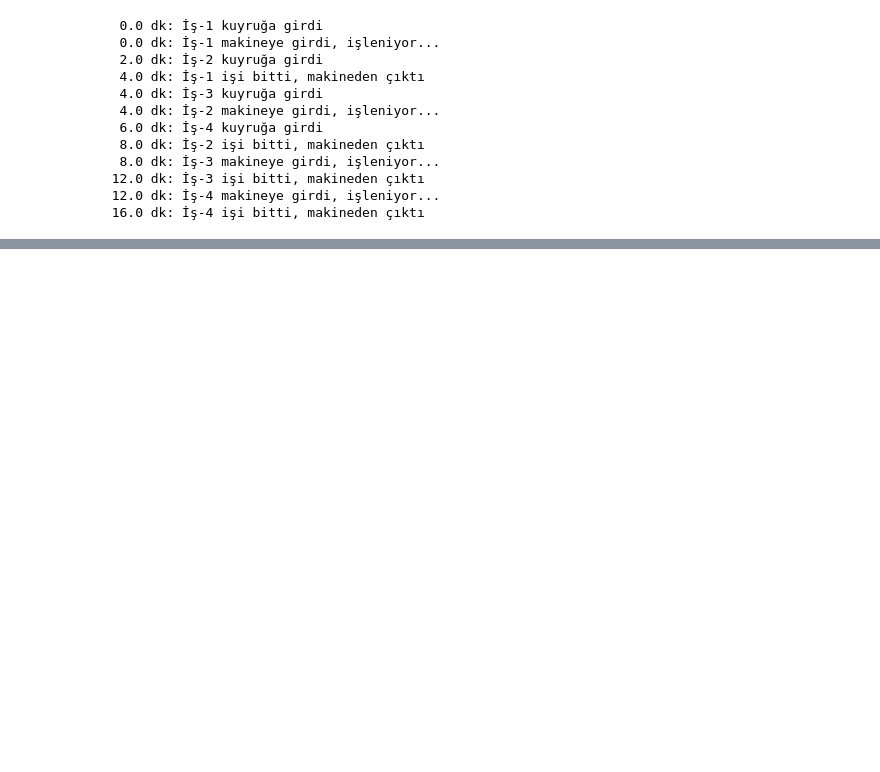
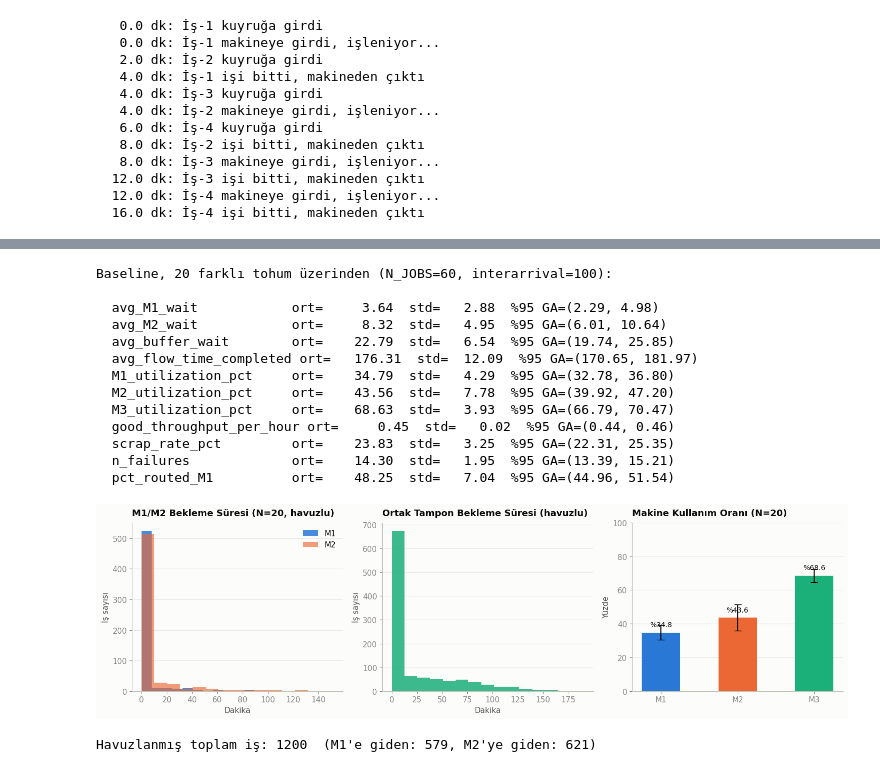
Before and after one commit to gizemetyemezge/two-machine-DES-Reinforcement-Learning, a Jupyter notebook: DES_RL_Uretim_Hatti_Optimizasyonu_ANA.ipynb, the cells around one changed output, grey strips where cells are left out. Saved outputs shown, nothing was run; the diff lists cells and outputs as text; code cells hidden in the pictures; blank space fills up the shorter version.

```diff
--- a/DES_RL_Uretim_Hatti_Optimizasyonu_ANA.ipynb
+++ b/DES_RL_Uretim_Hatti_Optimizasyonu_ANA.ipynb
@@ -1190,0 +1187,62 @@ ajanı yukarıdaki sabit politikalarla ve baseline ile karşılaştıracağız.
+# %%
+BASELINE_SEEDS = list(range(20))
+baseline_rows = []
+baseline_dfs = []   # her tohumun is-bazli df'i -- 3.1b'deki havuzlanmis grafik icin
+for s in BASELINE_SEEDS:
+    df_s, m = run_line_simulation(n_jobs=60, interarrival=100, seed=s)
+    df_s = df_s.copy()
+    df_s["seed"] = s
+    baseline_dfs.append(df_s)
+    baseline_rows.append(m)
+baseline_df = pd.DataFrame(baseline_rows)
+baseline_all_jobs = pd.concat(baseline_dfs, ignore_index=True)   # N=20 tohum x 60 is, havuzlanmis
+
+print(f"Baseline, {len(BASELINE_SEEDS)} farklı tohum üzerinden (N_JOBS=60, interarrival=100):\n")
+for col in ["avg_M1_wait", "avg_M2_wait", "avg_buffer_wait", "avg_flow_time_completed", "M1_utilization_pct",
+            "M2_utilization_pct", "M3_utilization_pct", "good_throughput_per_hour", "scrap_rate_pct",
+            "n_failures", "pct_routed_M1"]:
+    m_, s_ = baseline_df[col].mean(), baseline_df[col].std()
+    ci = sps.t.interval(0.95, len(baseline_df)-1, loc=m_, scale=sps.sem(baseline_df[col])) if s_ > 0 else (m_, m_)
+    print(f"  {col:22s} ort={m_:9.2f}  std={s_:7.2f}  %95 GA=({ci[0]:.2f}, {ci[1]:.2f})")
+
+
+
+
+fig, axes = plt.subplots(1, 3, figsize=(15, 4.4))
+axes[0].hist(baseline_all_jobs.loc[baseline_all_jobs.routed_to=="M1", "M1_wait"], bins=15, color=CATEGORICAL[0], alpha=0.85, label="M1")
+axes[0].hist(baseline_all_jobs.loc[baseline_all_jobs.routed_to=="M2", "M2_wait"], bins=15, color=CATEGORICAL[1], alpha=0.65, label="M2")
+style_ax(axes[0], f"M1/M2 Bekleme Süresi (N={len(BASELINE_SEEDS)}, havuzlu)", "Dakika", "İş sayısı")
+axes[0].legend()
+
+axes[1].hist(baseline_all_jobs["buffer_wait_time"].dropna(), bins=15, color=CATEGORICAL[2], alpha=0.85)
+style_ax(axes[1], "Ortak Tampon Bekleme Süresi (havuzlu)", "Dakika", "İş sayısı")
+
+util_mean = [baseline_df["M1_utilization_pct"].mean(), baseline_df["M2_utilization_pct"].mean(), baseline_df["M3_utilization_pct"].mean()]
+util_std = [baseline_df["M1_utilization_pct"].std(), baseline_df["M2_utilization_pct"].std(), baseline_df["M3_utilization_pct"].std()]
+bars = axes[2].bar(["M1", "M2", "M3"], util_mean, yerr=util_std, capsize=5, color=[CATEGORICAL[0], CATEGORICAL[1], CATEGORICAL[2]], width=0.5)
+for b, v in zip(bars, util_mean):
+    axes[2].text(b.get_x()+b.get_width()/2, v+3.5, f"%{v:.1f}", ha="center", fontsize=10)
+style_ax(axes[2], "Makine Kullanım Oranı (N=20)", None, "Yüzde")
+axes[2].set_ylim(0, 100)
+fig.tight_layout()
+plt.show()
+
+n_m1 = int((baseline_all_jobs.routed_to == "M1").sum())
+n_m2 = int((baseline_all_jobs.routed_to == "M2").sum())
+print(f"Havuzlanmış toplam iş: {len(baseline_all_jobs)}  (M1'e giden: {n_m1}, M2'ye giden: {n_m2})")
+# %% [output]
+Baseline, 20 farklı tohum üzerinden (N_JOBS=60, interarrival=100):
+
+  avg_M1_wait            ort=     3.64  std=   2.88  %95 GA=(2.29, 4.98)
+  avg_M2_wait            ort=     8.32  std=   4.95  %95 GA=(6.01, 10.64)
+  avg_buffer_wait        ort=    22.79  std=   6.54  %95 GA=(19.74, 25.85)
+  avg_flow_time_completed ort=   176.31  std=  12.09  %95 GA=(170.65, 181.97)
+  M1_utilization_pct     ort=    34.79  std=   4.29  %95 GA=(32.78, 36.80)
+  M2_utilization_pct     ort=    43.56  std=   7.78  %95 GA=(39.92, 47.20)
+  M3_utilization_pct     ort=    68.63  std=   3.93  %95 GA=(66.79, 70.47)
+  good_throughput_per_hour ort=     0.45  std=   0.02  %95 GA=(0.44, 0.46)
+  scrap_rate_pct         ort=    23.83  std=   3.25  %95 GA=(22.31, 25.35)
+  n_failures             ort=    14.30  std=   1.95  %95 GA=(13.39, 15.21)
+  pct_routed_M1          ort=    48.25  std=   7.04  %95 GA=(44.96, 51.54)
+[figure, added]
+Havuzlanmış toplam iş: 1200  (M1'e giden: 579, M2'ye giden: 621)
```
Also changed, not shown: parts of 120 cells of this notebook.
